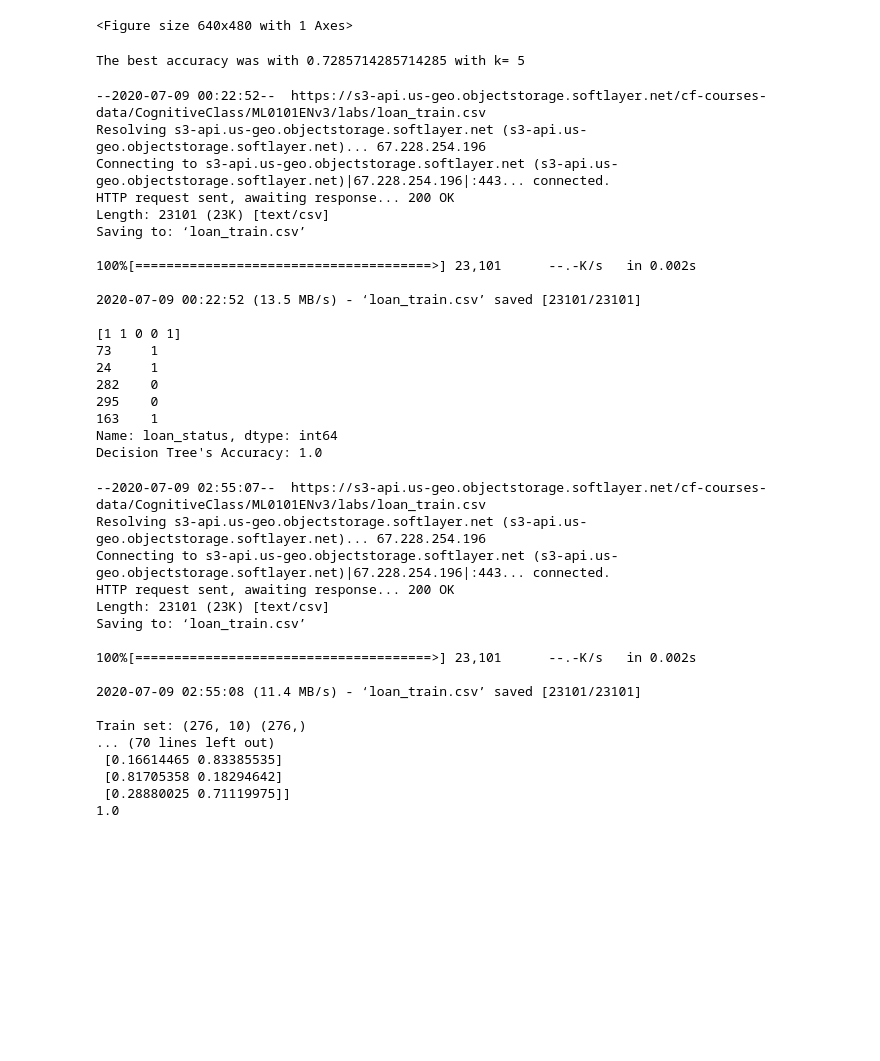
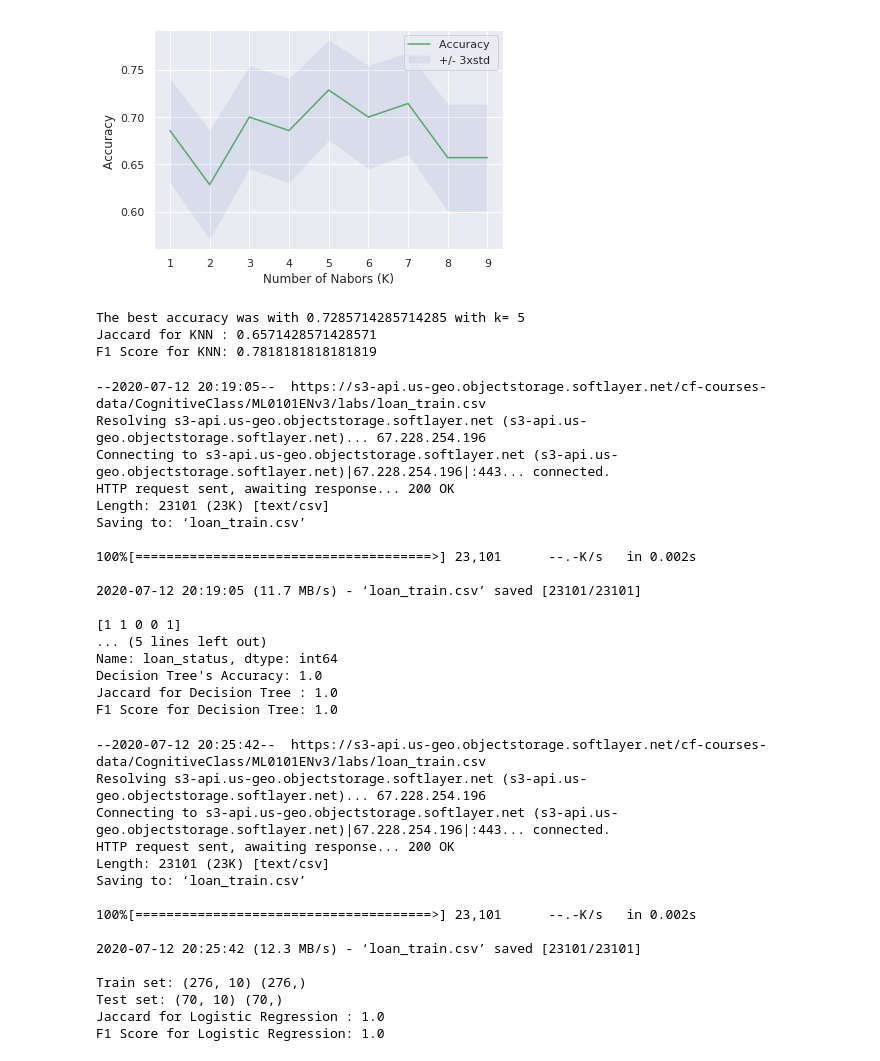
Before and after one commit to abhisheksingh1234/DataScience, a Jupyter notebook: Capstone Notebok.ipynb, the cells around one changed output. Drawn from its saved outputs; the diff is of its cells as text; code cells hidden in the pictures; blank space fills up the shorter version.

```diff
--- a/Capstone Notebok.ipynb
+++ b/Capstone Notebok.ipynb
@@ -146,8 +146,16 @@ plt.tight_layout()
 plt.show()
 
 
-
 ####################### Printing Accuracy of the Model ##################
 
 print( "The best accuracy was with", mean_acc.max(), "with k=", mean_acc.argmax()+1)
+
+from sklearn.metrics import jaccard_similarity_score
+from sklearn.metrics import f1_score
+
+j_score = jaccard_similarity_score(y_test,yhat)
+f1_score = f1_score(y_test,yhat)
+
+print("Jaccard for KNN :", j_score)
+print("F1 Score for KNN:", f1_score)
 # %% [output]
@@ -164,12 +172,14 @@ Saving to: ‘loan_train.csv’
 
    Unnamed: 0  Unnamed: 0.1 loan_status  Principal  terms effective_date  \
 ... (25 lines left out)
 Train set: (276, 6) (276,)
 Test set: (70, 6) (70,)
 [0.68571429 0.62857143 0.7        0.68571429 0.72857143 0.7
  0.71428571 0.65714286 0.65714286]
+[figure, added]
-<Figure size 640x480 with 1 Axes>
+The best accuracy was with 0.7285714285714285 with k= 5
+Jaccard for KNN : 0.6571428571428571
+F1 Score for KNN: 0.7818181818181819
-The best accuracy was with 0.7285714285714285 with k= 5
 # %%
 ## Decision Tree Classifier
 
@@ -303,8 +313,18 @@ print (y_testset [0:5])
 from sklearn import metrics
 import matplotlib.pyplot as plt
 print("Decision Tree's Accuracy:", metrics.accuracy_score(y_testset,predTree))
+
+
+from sklearn.metrics import jaccard_similarity_score
+from sklearn.metrics import f1_score
+
+j_score = jaccard_similarity_score(y_testset,predTree)
+f1_score = f1_score(y_testset,predTree)
+
+print("Jaccard for Decision Tree :", j_score)
+print("F1 Score for Decision Tree:", f1_score)
 # %% [output]
---2020-07-09 00:22:52--  https://s3-api.us-geo.objectstorage.softlayer.net/cf-courses-data/CognitiveClass/ML0101ENv3/labs/loan_train.csv
+--2020-07-12 20:19:05--  https://s3-api.us-geo.objectstorage.softlayer.net/cf-courses-data/CognitiveClass/ML0101ENv3/labs/loan_train.csv
 Resolving s3-api.us-geo.objectstorage.softlayer.net (s3-api.us-geo.objectstorage.softlayer.net)... 67.228.254.196
 Connecting to s3-api.us-geo.objectstorage.softlayer.net (s3-api.us-geo.objectstorage.softlayer.net)|67.228.254.196|:443... connected.
 HTTP request sent, awaiting response... 200 OK
@@ -313,16 +333,14 @@ Saving to: ‘loan_train.csv’
 
 100%[======================================>] 23,101      --.-K/s   in 0.002s
 
-2020-07-09 00:22:52 (13.5 MB/s) - ‘loan_train.csv’ saved [23101/23101]
+2020-07-12 20:19:05 (11.7 MB/s) - ‘loan_train.csv’ saved [23101/23101]
 
 [1 1 0 0 1]
-73     1
-24     1
-282    0
-295    0
-163    1
+... (5 lines left out)
 Name: loan_status, dtype: int64
 Decision Tree's Accuracy: 1.0
+Jaccard for Decision Tree : 1.0
+F1 Score for Decision Tree: 1.0
 # %%
 ## Logictic Regression
 
@@ -457,17 +475,23 @@ LR = LogisticRegression(C=0.01).fit(X_train,y_train)
 ############### Test the Model on the Test Set ###########
 
 yhat = LR.predict(X_test)
-print(yhat)
+yhat
 yhat_prob = LR.predict_proba(X_test)
-print(yhat_prob)
+yhat_prob
 
 
 ############ Accuracy of the Model ################
 
 from sklearn.metrics import jaccard_similarity_score
-print(jaccard_similarity_score(y_test,yhat))
+from sklearn.metrics import f1_score
+
+j_score = jaccard_similarity_score(y_test,yhat)
+f1_score = f1_score(y_test,yhat)
+
+print("Jaccard for Logistic Regression :", j_score)
+print("F1 Score for Logistic Regression:", f1_score)
 # %% [output]
---2020-07-09 02:55:07--  https://s3-api.us-geo.objectstorage.softlayer.net/cf-courses-data/CognitiveClass/ML0101ENv3/labs/loan_train.csv
+--2020-07-12 20:25:42--  https://s3-api.us-geo.objectstorage.softlayer.net/cf-courses-data/CognitiveClass/ML0101ENv3/labs/loan_train.csv
 Resolving s3-api.us-geo.objectstorage.softlayer.net (s3-api.us-geo.objectstorage.softlayer.net)... 67.228.254.196
 Connecting to s3-api.us-geo.objectstorage.softlayer.net (s3-api.us-geo.objectstorage.softlayer.net)|67.228.254.196|:443... connected.
 HTTP request sent, awaiting response... 200 OK
@@ -476,14 +500,12 @@ Saving to: ‘loan_train.csv’
 
 100%[======================================>] 23,101      --.-K/s   in 0.002s
 
-2020-07-09 02:55:08 (11.4 MB/s) - ‘loan_train.csv’ saved [23101/23101]
+2020-07-12 20:25:42 (12.3 MB/s) - ‘loan_train.csv’ saved [23101/23101]
 
 Train set: (276, 10) (276,)
-... (70 lines left out)
- [0.16614465 0.83385535]
- [0.81705358 0.18294642]
- [0.28880025 0.71119975]]
-1.0
+Test set: (70, 10) (70,)
+Jaccard for Logistic Regression : 1.0
+F1 Score for Logistic Regression: 1.0
 # %%
 ## Support Vector Machine
 
```
Also changed, not shown: parts of 2 cells of this notebook.
